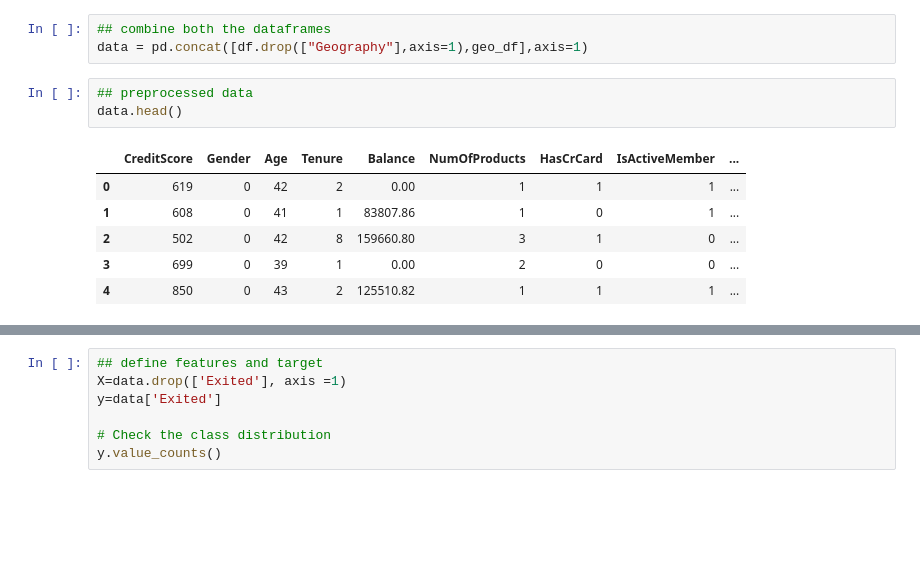
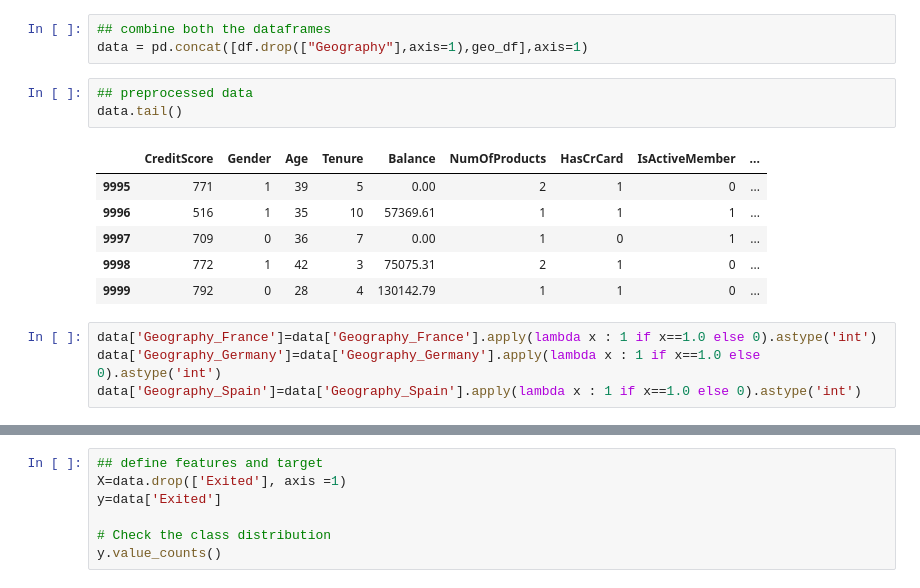
Before and after one commit to bhavesh2205/Bank-Customer-Churn-Prediction, a Jupyter notebook: notebook.ipynb, the cells around one changed output, grey strips where cells are left out. Saved outputs shown, nothing was run; the diff lists cells and outputs as text; blank space fills up the shorter version.

```diff
--- a/notebook.ipynb
+++ b/notebook.ipynb
@@ -114,11 +238,15 @@ geo_df = pd.DataFrame(geo_encoder.toarray(),columns=onehot_encoder.get_feature_n
 data = pd.concat([df.drop(["Geography"],axis=1),geo_df],axis=1)
 # %%
 ## preprocessed data
-data.head()
+data.tail()
 # %% [output]
 |  | CreditScore | Gender | Age | Tenure | Balance | NumOfProducts | HasCrCard | IsActiveMember | ... |
-| 0 | 619 | 0 | 42 | 2 | 0.00 | 1 | 1 | 1 | ... |
-| 1 | 608 | 0 | 41 | 1 | 83807.86 | 1 | 0 | 1 | ... |
-| 2 | 502 | 0 | 42 | 8 | 159660.80 | 3 | 1 | 0 | ... |
-| 3 | 699 | 0 | 39 | 1 | 0.00 | 2 | 0 | 0 | ... |
-| 4 | 850 | 0 | 43 | 2 | 125510.82 | 1 | 1 | 1 | ... |
+| 9995 | 771 | 1 | 39 | 5 | 0.00 | 2 | 1 | 0 | ... |
+| 9996 | 516 | 1 | 35 | 10 | 57369.61 | 1 | 1 | 1 | ... |
+| 9997 | 709 | 0 | 36 | 7 | 0.00 | 1 | 0 | 1 | ... |
+| 9998 | 772 | 1 | 42 | 3 | 75075.31 | 2 | 1 | 0 | ... |
+| 9999 | 792 | 0 | 28 | 4 | 130142.79 | 1 | 1 | 0 | ... |
+# %%
+data['Geography_France']=data['Geography_France'].apply(lambda x : 1 if x==1.0 else 0).astype('int')
+data['Geography_Germany']=data['Geography_Germany'].apply(lambda x : 1 if x==1.0 else 0).astype('int')
+data['Geography_Spain']=data['Geography_Spain'].apply(lambda x : 1 if x==1.0 else 0).astype('int')
```
Also changed, not shown: parts of 40 cells of this notebook, 13 other files.
